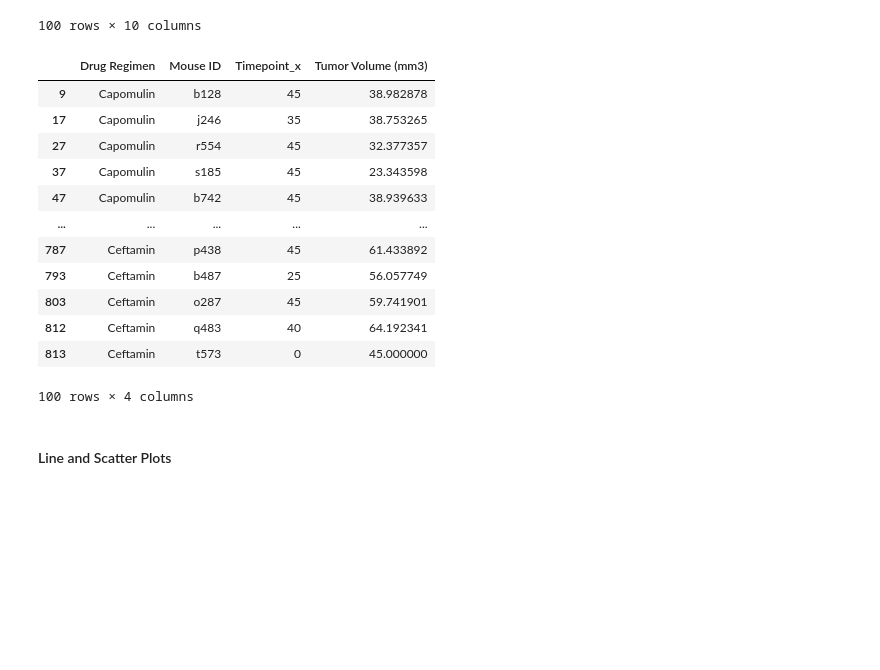
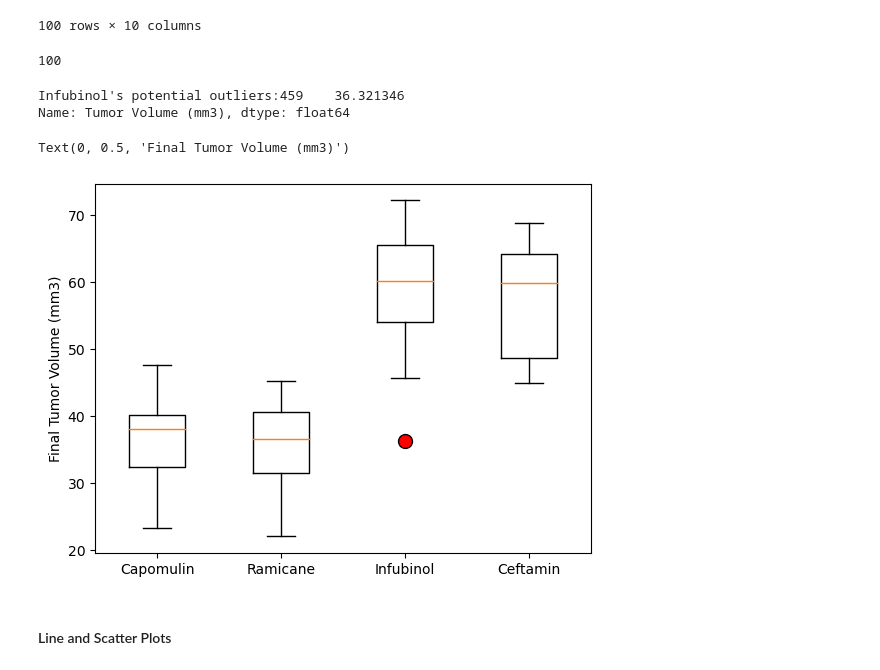
Before and after one commit to sallyca530/Matplotlib-Challenge, a Jupyter notebook: Pymaceuticals/main_py/mainPymaceuticals.ipynb, the cells around one changed output. Drawn from its saved outputs; the diff is of its cells as text; code cells hidden in the pictures; blank space fills up the shorter version.

Commit message:
boxplot finished

```diff
--- a/Pymaceuticals/main_py/mainPymaceuticals.ipynb
+++ b/Pymaceuticals/main_py/mainPymaceuticals.ipynb
@@ -301,20 +301,44 @@ mg_trt_lt
 | 813 | t573 | 0 | 45.000000 | 0 | Ceftamin | Female | 15 | ... |
 100 rows × 10 columns
 # %%
+# new summary dataframe for Drug/Mouse Id/Last Time/Tumor Volume
 mg_trt_lt_new = mg_trt_lt[["Drug Regimen", "Mouse ID", "Timepoint_x", "Tumor Volume (mm3)"]]
-mg_trt_lt_new
+# mg_trt_lt_new.head()
+len(mg_trt_lt_new)
 # %% [output]
-|  | Drug Regimen | Mouse ID | Timepoint_x | Tumor Volume (mm3) |
-| 9 | Capomulin | b128 | 45 | 38.982878 |
-| 17 | Capomulin | j246 | 35 | 38.753265 |
-| 27 | Capomulin | r554 | 45 | 32.377357 |
-| 37 | Capomulin | s185 | 45 | 23.343598 |
-| 47 | Capomulin | b742 | 45 | 38.939633 |
-| ... | ... | ... | ... | ... |
-| 787 | Ceftamin | p438 | 45 | 61.433892 |
-| 793 | Ceftamin | b487 | 25 | 56.057749 |
-| 803 | Ceftamin | o287 | 45 | 59.741901 |
-| 812 | Ceftamin | q483 | 40 | 64.192341 |
-| 813 | Ceftamin | t573 | 0 | 45.000000 |
-100 rows × 4 columns
+100
+# %%
+
+# Put treatments into a list for for loop (and later for plot labels)
+trx_list = ["Capomulin", "Ramicane", "Infubinol", "Ceftamin"]
+# Create empty list to fill with tumor vol data (for plotting)
+tumor_vol_data = []
+ # Locate the rows which contain mice on each drug and get the tumor volumes
+for x in trx_list:
+    vol = mg_trt_lt_new.loc[mg_trt_lt_new["Drug Regimen"] == x]["Tumor Volume (mm3)"]
+    tumor_vol_data.append(vol)
+
+    # # Calculate the IQR and quantitatively determine if there are any potential outliers.
+    quartiles = vol.quantile([0.25,0.5,0.75])
+    lowerq = quartiles[0.25]
+    upperq = quartiles[0.75]
+    iqr = upperq-lowerq
+
+    # Determine upper and lower bounds
+    lower_bound = lowerq - (1.5*iqr)
+    upper_bound = upperq + (1.5*iqr)
+    # Determine outliers
+    outliers = vol.loc[(vol>upper_bound) | (vol<lower_bound)]
+    if len(outliers) > 0:
+        print(f"{x}'s potential outliers:{outliers}")
+# %% [output]
+Infubinol's potential outliers:459    36.321346
+Name: Tumor Volume (mm3), dtype: float64
+# %%
+# Generate a box plot that shows the distrubution of the tumor volume for each treatment group.
+plt.boxplot(tumor_vol_data, labels = trx_list, flierprops={'marker': 'o', 'markersize': 10, 'markerfacecolor': 'red'})
+plt.ylabel("Final Tumor Volume (mm3)")
+# %% [output]
+Text(0, 0.5, 'Final Tumor Volume (mm3)')
+[figure, added]
 # %%
```
Also changed, not shown: parts of 1 cell of this notebook, 1 other file.
